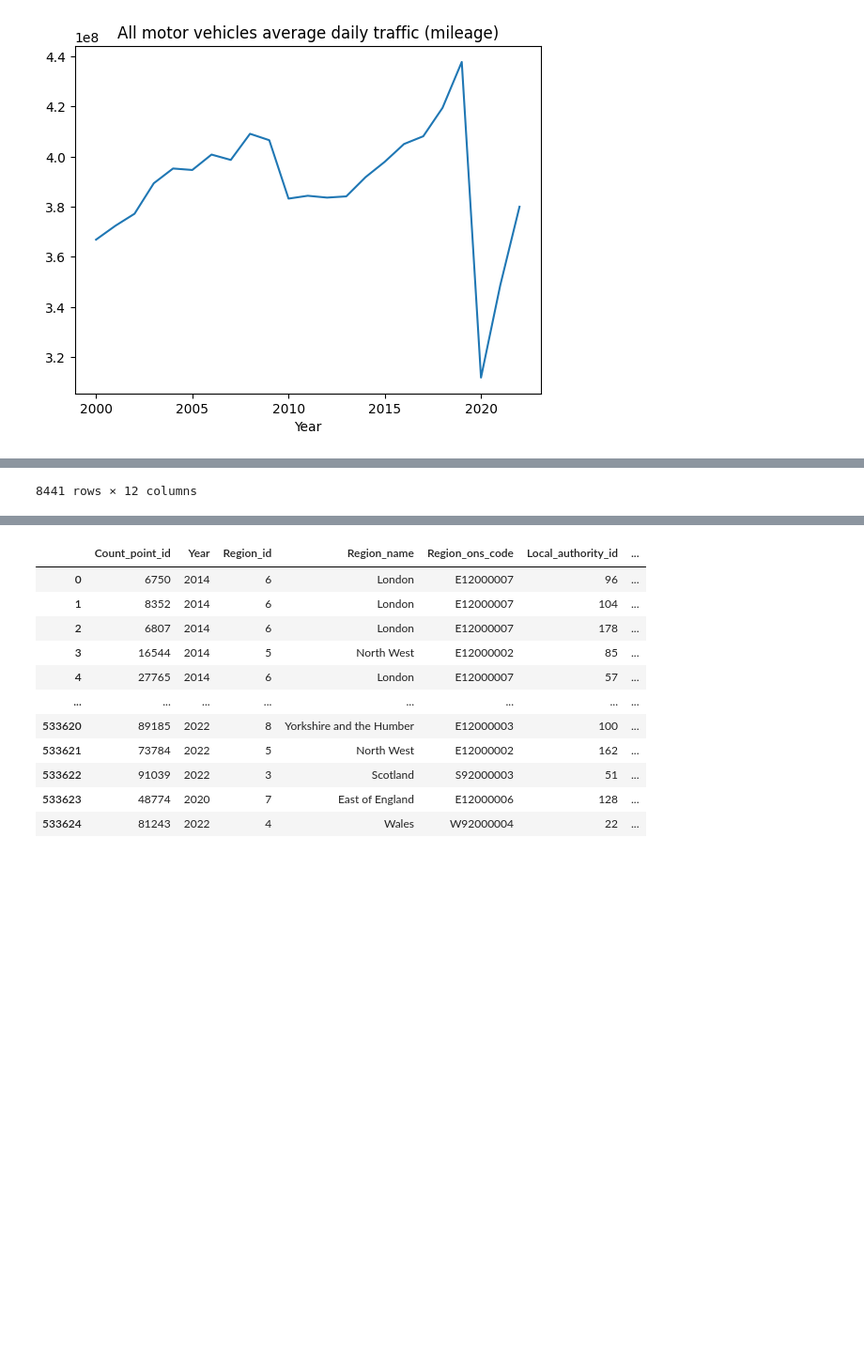
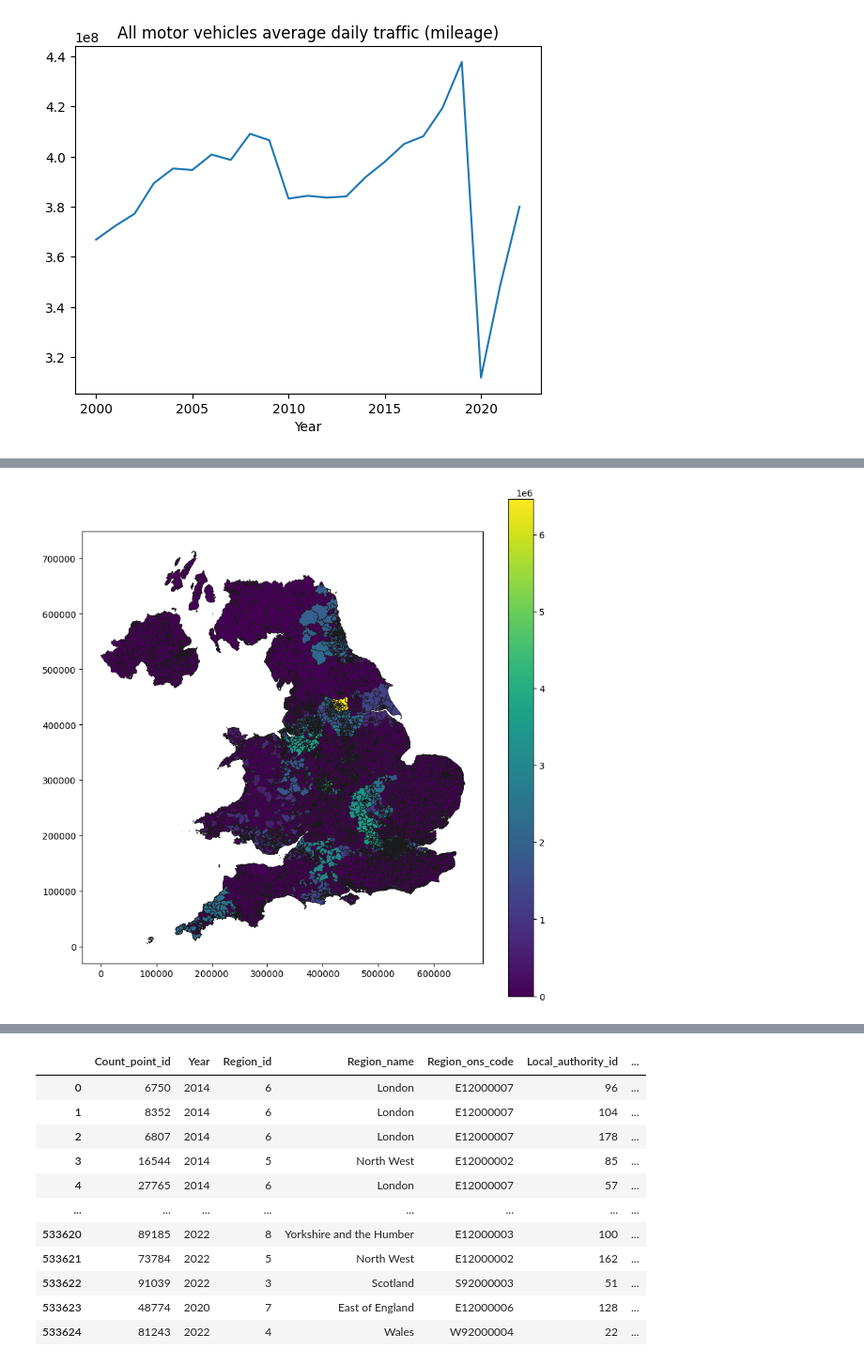
Before and after one commit to andyghpro/ev-forecast, a Jupyter notebook: test.ipynb, the cells around one changed output, grey strips where cells are left out. Shown: that part at 94% size. Cells and saved outputs as stored; diff of their text form; code cells hidden in the pictures; blank space fills up the shorter version.

```diff
--- a/test.ipynb
+++ b/test.ipynb
@@ -104,8 +104,10 @@ count_2022
 # %%
 #importing wards data to geopandas for plotting
 #importing postcode data to map wards to postcodes
+#& (map['LONG'] > -3.4) & (map['LONG'] < 1.7)
 import geopandas as gpd
 map = gpd.read_file('Wards_December_2023_Boundaries_UK_BFC_9190024445622031540/WD_DEC_2023_UK_BFC.shp')
+map = map[(map['LAT'] < 55.8)]
 LAD = pd.read_csv("Middle_Layer_Super_Output_Area_(2021)_to_Ward_to_LAD_(May_2023)_Lookup_in_England_and_Wales.csv")
 
 # Map the wards with the local authority code
@@ -115,7 +117,13 @@ merge.drop_duplicates(subset='WD23CD', keep='first', inplace=True)
 # now we can merge the traffic count to the wards on the lac
 merge_2 = pd.merge(merge, count_2022[['Local_authority_code', 'All_motor_vehicles']], how='left', left_on='LAD23CD',right_on='Local_authority_code')
 merge_2.drop_duplicates(subset='WD23CD', keep='first', inplace=True)
+merge_2['All_motor_vehicles'] = merge_2['All_motor_vehicles'].fillna(0)
 # %%
 # Create a spacial view
-fig, ax = plt.subplots(1, figsize=(10, 10))
+fig, ax = plt.subplots(figsize=(10, 10))
+merge_2.plot(ax=ax, column='All_motor_vehicles', cmap='viridis', linewidth=0.5, edgecolor='0.1', legend=True)
+
+# Show the plot
+
+plt.show()
 # %% [output]
@@ -134 +130 @@ fig, ax = plt.subplots(1, figsize=(10, 10))
-8441 rows × 12 columns
+[figure, added]
```
Also changed, not shown: parts of 9 cells of this notebook.
